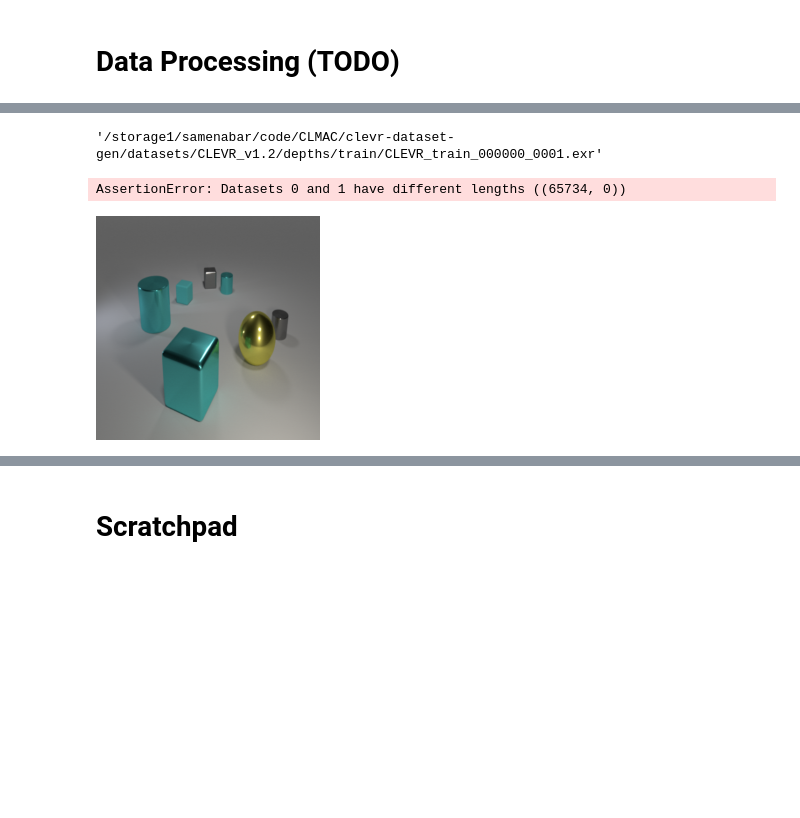
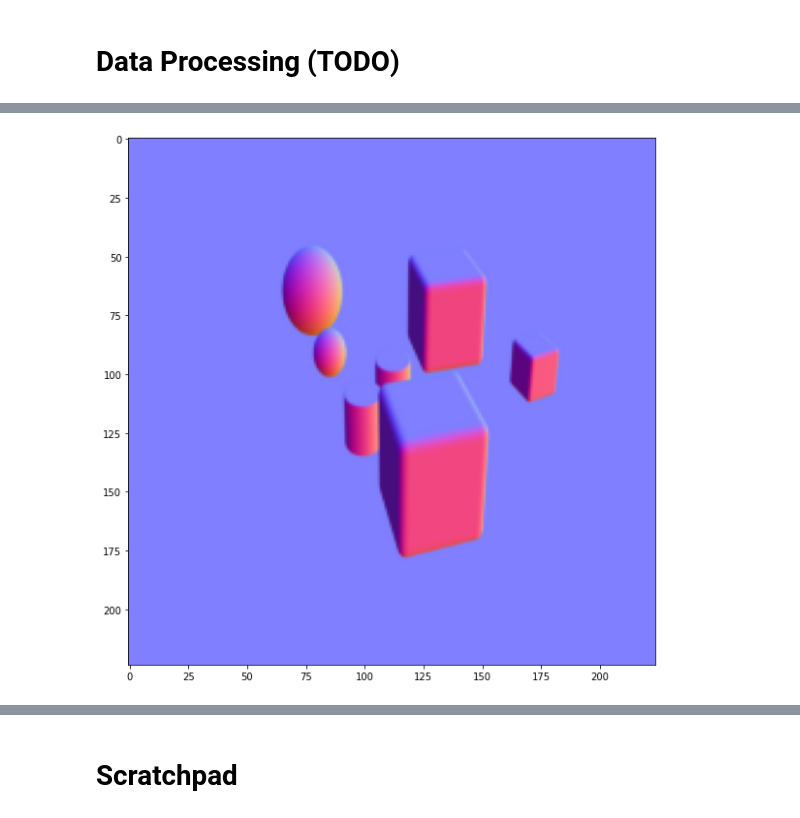
Before and after one commit to sebamenabar/CLEVR-Midlevel-Reps, a Jupyter notebook: nbs/everything.ipynb, the cells around one changed output, grey strips where cells are left out. Saved outputs shown, nothing was run; the diff lists cells and outputs as text; code cells hidden in the pictures; blank space fills up the shorter version.

Commit message:
depths and normals dataloader

```diff
--- a/nbs/everything.ipynb
+++ b/nbs/everything.ipynb
@@ -695,21 +728,14 @@ depth_fp
-# %%
-fp.rstrip('.png').replace('images', 'depths') + '_0001.exr'
-# %% [output]
-'/storage1/samenabar/code/CLMAC/clevr-dataset-gen/datasets/CLEVR_v1.2/depths/train/CLEVR_train_000000_0001.exr'
-# %%
-img_dataset = ImageFilelist(
-    '/storage1/samenabar/code/CLMAC/clevr-dataset-gen/datasets/CLEVR_v1.2/images/train/',
-    transform=transforms.Resize((224, 224)),
-)
-depth_dataset = ImageFilelist(
-    '/storage1/samenabar/code/CLMAC/clevr-dataset-gen/datasets/CLEVR_v1.2/depths/train/',
-
-    transform=transforms.Resize((224, 224)),
-)
-dataset = ManyDataset([img_dataset, depth_dataset])
-# %% [output]
-AssertionError: Datasets 0 and 1 have different lengths ((65734, 0))
-# %%
-dataset[0]
-# %% [output]
-[figure, removed]
+# %%
+img_dataset = CLEVRMidrepsDataset(
+    '/Users/sebamenabar/Documents/datasets/tmp/CLEVR_v1.2/',
+    transform=transforms.Resize((224, 224)),
+    midreps_transform=CLEVRMidrepsDataset.default_midreps_transforms
+)
+# %%
+img, data = img_dataset.__getitem__(0, ['depths', 'normals'])
+# %%
+fig, ax = plt.subplots(figsize=(10, 10))
+sthing = ax.imshow(data.normals)
+# plt.colorbar(sthing)
+# %% [output]
+[figure, added]
```
Also changed, not shown: parts of 7 cells of this notebook.
